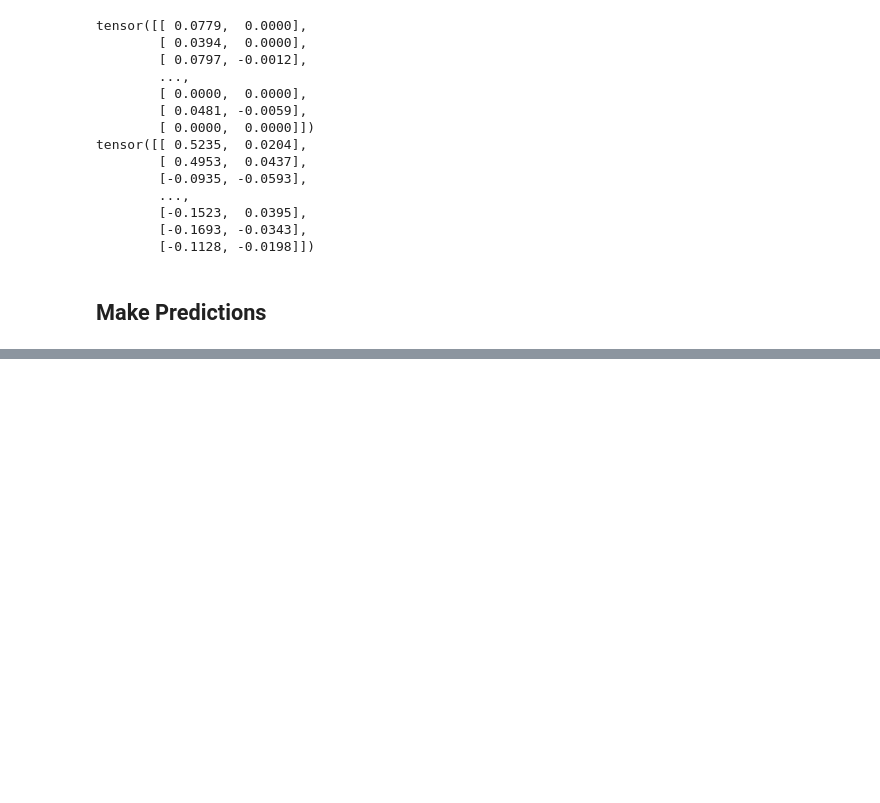
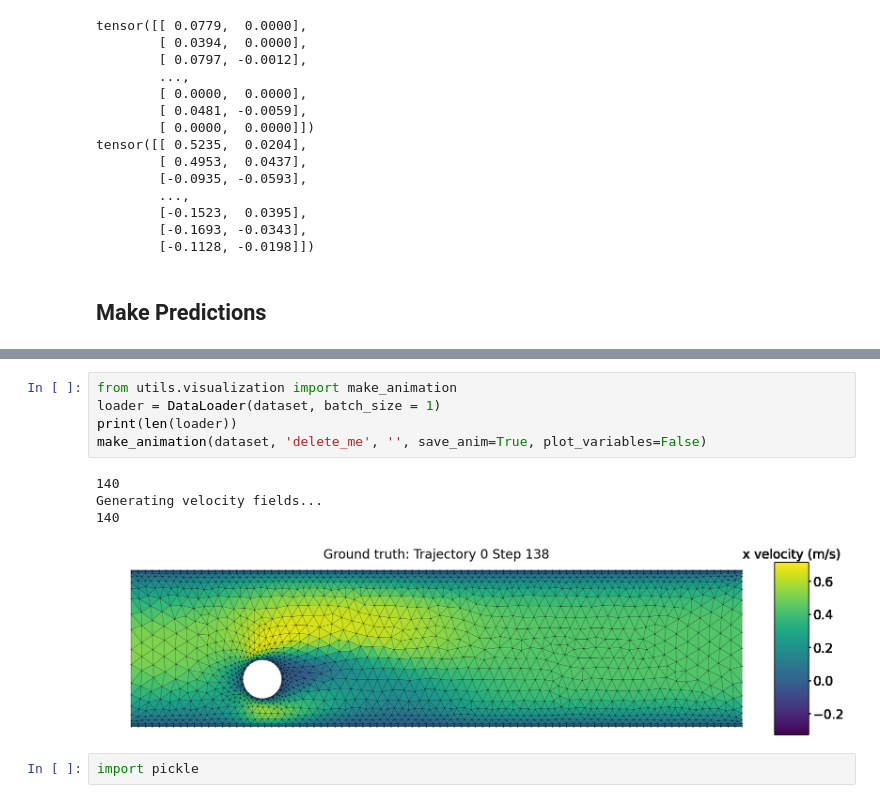
Before and after one commit to oyvinkm/SST_GNN, a Jupyter notebook: code/run.ipynb, the cells around one changed output, grey strips where cells are left out. Saved outputs shown, nothing was run; the diff lists cells and outputs as text; blank space fills up the shorter version.

```diff
--- a/code/run.ipynb
+++ b/code/run.ipynb
@@ -549,0 +558,12 @@ plt.show()
+# %%
+from utils.visualization import make_animation
+loader = DataLoader(dataset, batch_size = 1)
+print(len(loader))
+make_animation(dataset, 'delete_me', '', save_anim=True, plot_variables=False)
+# %% [output]
+140
+Generating velocity fields...
+140
+[figure, added]
+# %%
+import pickle
```
Also changed, not shown: parts of 2 cells of this notebook, 1 other file.
